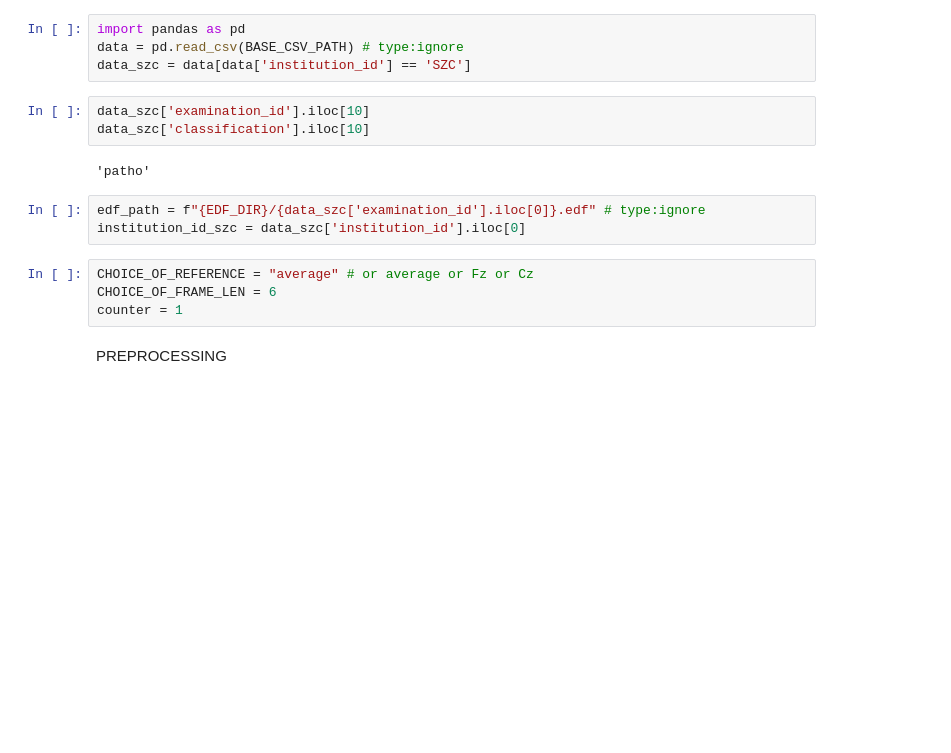
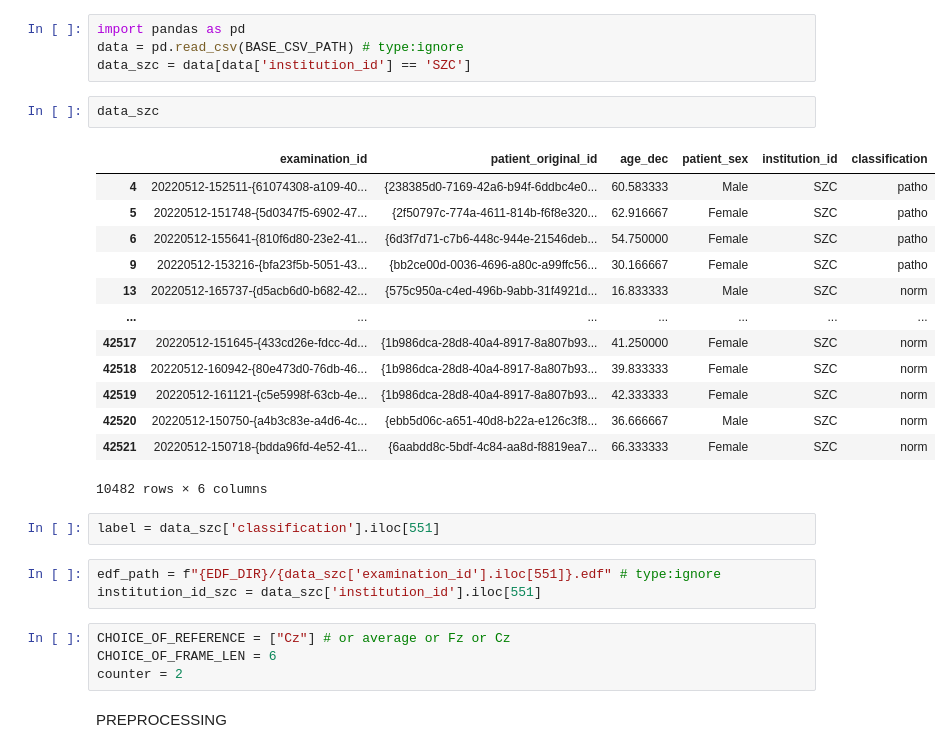
Before and after one commit to majamarzec/deep_connectivity, a Jupyter notebook: notebooks/01_preprocessing_demo.ipynb, the cells around one changed output. Saved outputs shown, nothing was run; the diff lists cells and outputs as text; blank space fills up the shorter version.

```diff
--- a/notebooks/01_preprocessing_demo.ipynb
+++ b/notebooks/01_preprocessing_demo.ipynb
@@ -30,18 +35,31 @@ WYBÓR NAGRANIA EEG ZE SZPITALA SZC
 import pandas as pd
 data = pd.read_csv(BASE_CSV_PATH) # type:ignore
 data_szc = data[data['institution_id'] == 'SZC']
+# %%
+data_szc
+# %% [output]
+|  | examination_id | patient_original_id | age_dec | patient_sex | institution_id | classification |
+| 4 | 20220512-152511-{61074308-a109-40... | {238385d0-7169-42a6-b94f-6ddbc4e0... | 60.583333 | Male | SZC | patho |
+| 5 | 20220512-151748-{5d0347f5-6902-47... | {2f50797c-774a-4611-814b-f6f8e320... | 62.916667 | Female | SZC | patho |
+| 6 | 20220512-155641-{810f6d80-23e2-41... | {6d3f7d71-c7b6-448c-944e-21546deb... | 54.750000 | Female | SZC | patho |
+| 9 | 20220512-153216-{bfa23f5b-5051-43... | {bb2ce00d-0036-4696-a80c-a99ffc56... | 30.166667 | Female | SZC | patho |
+| 13 | 20220512-165737-{d5acb6d0-b682-42... | {575c950a-c4ed-496b-9abb-31f4921d... | 16.833333 | Male | SZC | norm |
+| ... | ... | ... | ... | ... | ... | ... |
+| 42517 | 20220512-151645-{433cd26e-fdcc-4d... | {1b986dca-28d8-40a4-8917-8a807b93... | 41.250000 | Female | SZC | norm |
+| 42518 | 20220512-160942-{80e473d0-76db-46... | {1b986dca-28d8-40a4-8917-8a807b93... | 39.833333 | Female | SZC | norm |
+| 42519 | 20220512-161121-{c5e5998f-63cb-4e... | {1b986dca-28d8-40a4-8917-8a807b93... | 42.333333 | Female | SZC | norm |
+| 42520 | 20220512-150750-{a4b3c83e-a4d6-4c... | {ebb5d06c-a651-40d8-b22a-e126c3f8... | 36.666667 | Male | SZC | norm |
+| 42521 | 20220512-150718-{bdda96fd-4e52-41... | {6aabdd8c-5bdf-4c84-aa8d-f8819ea7... | 66.333333 | Female | SZC | norm |
+10482 rows × 6 columns
 # %%
-data_szc['examination_id'].iloc[10]
-data_szc['classification'].iloc[10]
+label = data_szc['classification'].iloc[551]
-# %% [output]
-'patho'
 # %%
-edf_path = f"{EDF_DIR}/{data_szc['examination_id'].iloc[0]}.edf" # type:ignore
-institution_id_szc = data_szc['institution_id'].iloc[0]
+edf_path = f"{EDF_DIR}/{data_szc['examination_id'].iloc[551]}.edf" # type:ignore
+institution_id_szc = data_szc['institution_id'].iloc[551]
 # %%
-CHOICE_OF_REFERENCE = "average" # or average or Fz or Cz
+CHOICE_OF_REFERENCE = ["Cz"] # or average or Fz or Cz
 CHOICE_OF_FRAME_LEN = 6
-counter = 1
+counter = 2
 # %% [markdown]
 PREPROCESSING
 # %%
```
Also changed, not shown: parts of 13 cells of this notebook, 47 other files.
